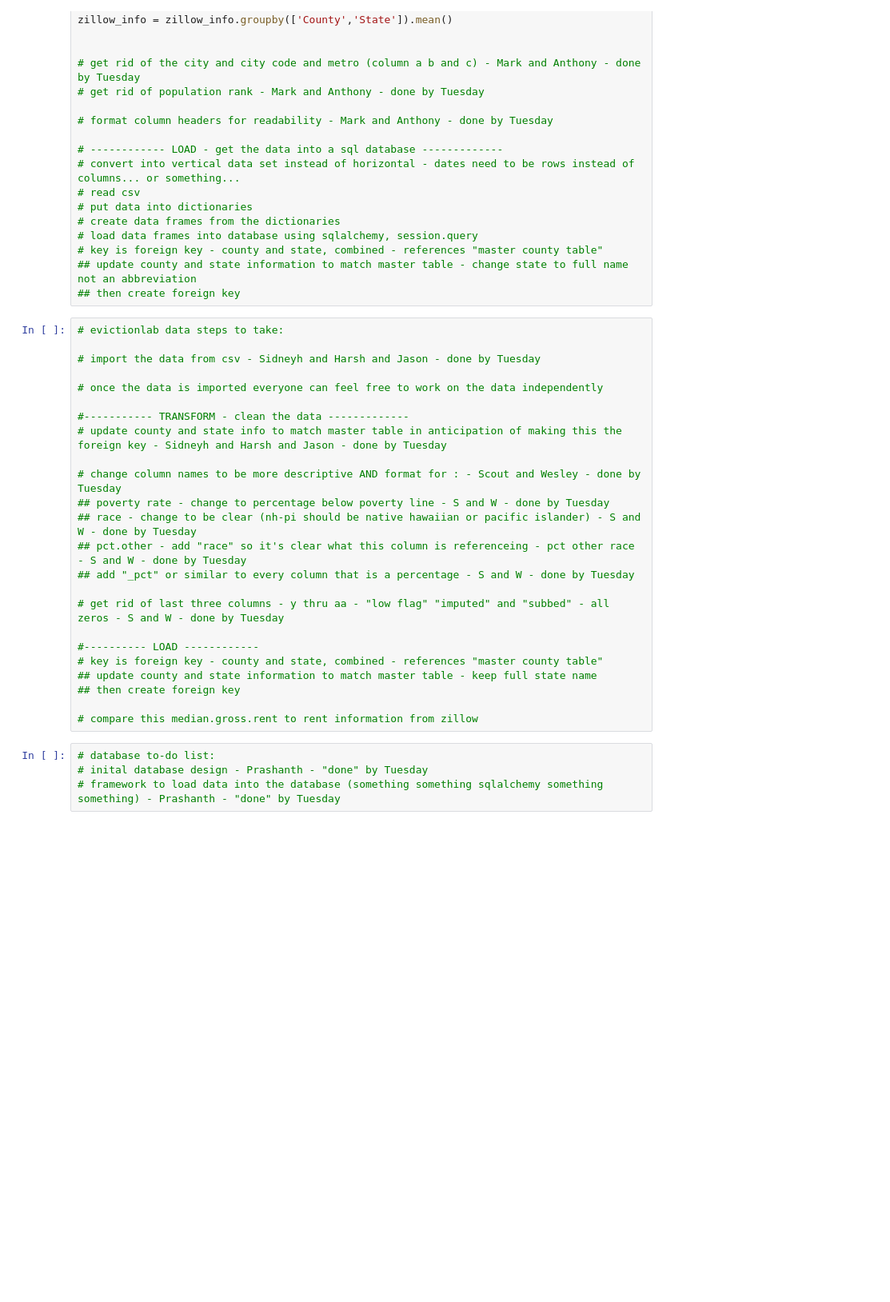
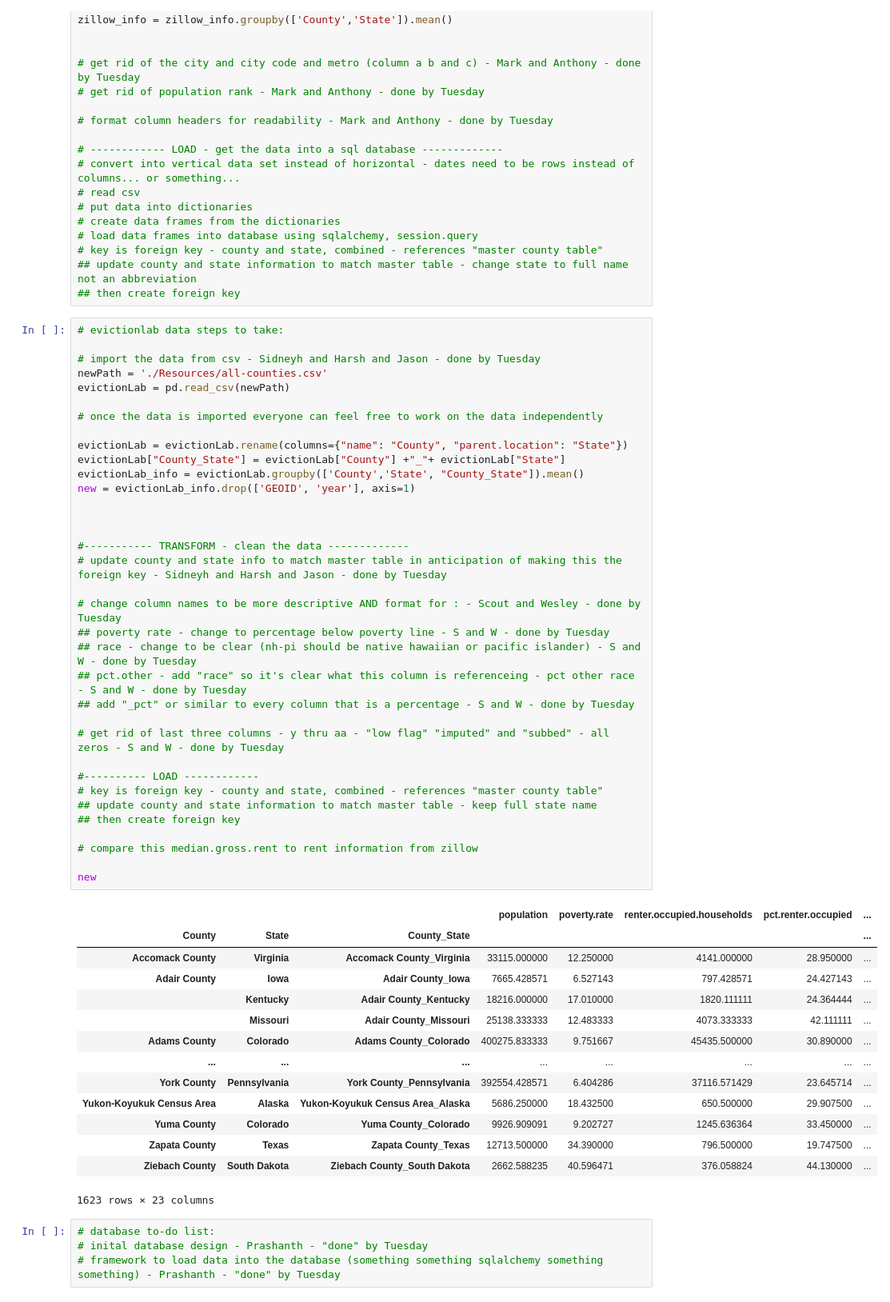
Before and after one commit to randallwvr90/Rent-and-Income-DB, a Jupyter notebook: ETL_Project.ipynb, the cells around one changed output. Shown at 80% size. Drawn from its saved outputs; the diff is of its cells as text; blank space fills up the shorter version.

Commit message:
Created dataframe
dataframe

```diff
--- a/ETL_Project.ipynb
+++ b/ETL_Project.ipynb
@@ -41,27 +41,53 @@ zillow_info = zillow_info.groupby(['County','State']).mean()
 # %%
 # evictionlab data steps to take:
 
 # import the data from csv - Sidneyh and Harsh and Jason - done by Tuesday
+newPath = './Resources/all-counties.csv'
+evictionLab = pd.read_csv(newPath)
 
 # once the data is imported everyone can feel free to work on the data independently
+
+evictionLab = evictionLab.rename(columns={"name": "County", "parent.location": "State"})
+evictionLab["County_State"] = evictionLab["County"] +"_"+ evictionLab["State"]
+evictionLab_info = evictionLab.groupby(['County','State', "County_State"]).mean()
+new = evictionLab_info.drop(['GEOID', 'year'], axis=1)
+
+
 
 #----------- TRANSFORM - clean the data -------------
 # update county and state info to match master table in anticipation of making this the foreign key - Sidneyh and Harsh and Jason - done by Tuesday
 
 # change column names to be more descriptive AND format for : - Scout and Wesley - done by Tuesday
 ## poverty rate - change to percentage below poverty line - S and W - done by Tuesday
 ## race - change to be clear (nh-pi should be native hawaiian or pacific islander) - S and W - done by Tuesday
 ## pct.other - add "race" so it's clear what this column is referenceing - pct other race - S and W - done by Tuesday
 ## add "_pct" or similar to every column that is a percentage - S and W - done by Tuesday
 
 # get rid of last three columns - y thru aa - "low flag" "imputed" and "subbed" - all zeros - S and W - done by Tuesday
 
 #---------- LOAD ------------
 # key is foreign key - county and state, combined - references "master county table"
 ## update county and state information to match master table - keep full state name
 ## then create foreign key
 
 # compare this median.gross.rent to rent information from zillow
+
+new
+# %% [output]
+|  |  |  | population | poverty.rate | renter.occupied.households | pct.renter.occupied | ... |
+| County | State | County_State |  |  |  |  | ... |
+| Accomack County | Virginia | Accomack County_Virginia | 33115.000000 | 12.250000 | 4141.000000 | 28.950000 | ... |
+| Adair County | Iowa | Adair County_Iowa | 7665.428571 | 6.527143 | 797.428571 | 24.427143 | ... |
+|  | Kentucky | Adair County_Kentucky | 18216.000000 | 17.010000 | 1820.111111 | 24.364444 | ... |
+|  | Missouri | Adair County_Missouri | 25138.333333 | 12.483333 | 4073.333333 | 42.111111 | ... |
+| Adams County | Colorado | Adams County_Colorado | 400275.833333 | 9.751667 | 45435.500000 | 30.890000 | ... |
+| ... | ... | ... | ... | ... | ... | ... | ... |
+| York County | Pennsylvania | York County_Pennsylvania | 392554.428571 | 6.404286 | 37116.571429 | 23.645714 | ... |
+| Yukon-Koyukuk Census Area | Alaska | Yukon-Koyukuk Census Area_Alaska | 5686.250000 | 18.432500 | 650.500000 | 29.907500 | ... |
+| Yuma County | Colorado | Yuma County_Colorado | 9926.909091 | 9.202727 | 1245.636364 | 33.450000 | ... |
+| Zapata County | Texas | Zapata County_Texas | 12713.500000 | 34.390000 | 796.500000 | 19.747500 | ... |
+| Ziebach County | South Dakota | Ziebach County_South Dakota | 2662.588235 | 40.596471 | 376.058824 | 44.130000 | ... |
+1623 rows × 23 columns
 # %%
 # database to-do list:
 # inital database design - Prashanth - "done" by Tuesday
```
